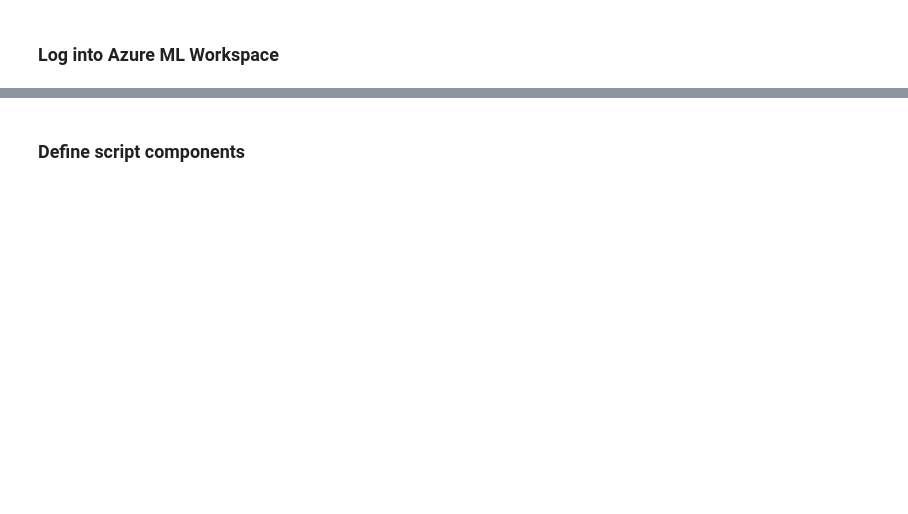
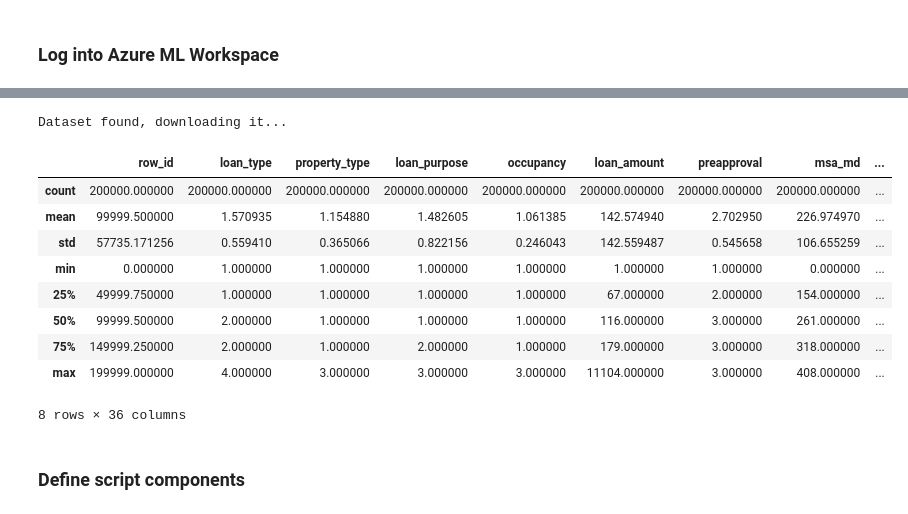
Before and after one commit to Alyxion/Udacity_AzureMLEngineer, a Jupyter notebook: Project_03_Capstone/hyperparameter_tuning.ipynb, the cells around one changed output, grey strips where cells are left out. Drawn from its saved outputs; the diff is of its cells as text; code cells hidden in the pictures; blank space fills up the shorter version.

```diff
--- a/Project_03_Capstone/hyperparameter_tuning.ipynb
+++ b/Project_03_Capstone/hyperparameter_tuning.ipynb
@@ -64,3 +73,23 @@ else:
+# %%
+dataset = None
+used_data_set = "EngineeredMortgageSpread"
+if used_data_set in ws.datasets.keys():
+    print("Dataset found, downloading it...")
+    dataset = ws.datasets[used_data_set]
+df = dataset.to_pandas_dataframe()
+visualize_nb_data(df.describe())
+# %% [output]
+Dataset found, downloading it...
+|  | row_id | loan_type | property_type | loan_purpose | occupancy | loan_amount | preapproval | msa_md | ... |
+| count | 200000.000000 | 200000.000000 | 200000.000000 | 200000.000000 | 200000.000000 | 200000.000000 | 200000.000000 | 200000.000000 | ... |
+| mean | 99999.500000 | 1.570935 | 1.154880 | 1.482605 | 1.061385 | 142.574940 | 2.702950 | 226.974970 | ... |
+| std | 57735.171256 | 0.559410 | 0.365066 | 0.822156 | 0.246043 | 142.559487 | 0.545658 | 106.655259 | ... |
+| min | 0.000000 | 1.000000 | 1.000000 | 1.000000 | 1.000000 | 1.000000 | 1.000000 | 0.000000 | ... |
+| 25% | 49999.750000 | 1.000000 | 1.000000 | 1.000000 | 1.000000 | 67.000000 | 2.000000 | 154.000000 | ... |
+| 50% | 99999.500000 | 2.000000 | 1.000000 | 1.000000 | 1.000000 | 116.000000 | 3.000000 | 261.000000 | ... |
+| 75% | 149999.250000 | 2.000000 | 1.000000 | 2.000000 | 1.000000 | 179.000000 | 3.000000 | 318.000000 | ... |
+| max | 199999.000000 | 4.000000 | 3.000000 | 3.000000 | 3.000000 | 11104.000000 | 3.000000 | 408.000000 | ... |
+8 rows × 36 columns
 # %% [markdown]
 ### Define script components
 # %%
```
Also changed, not shown: parts of 36 cells of this notebook, 5 other files.
